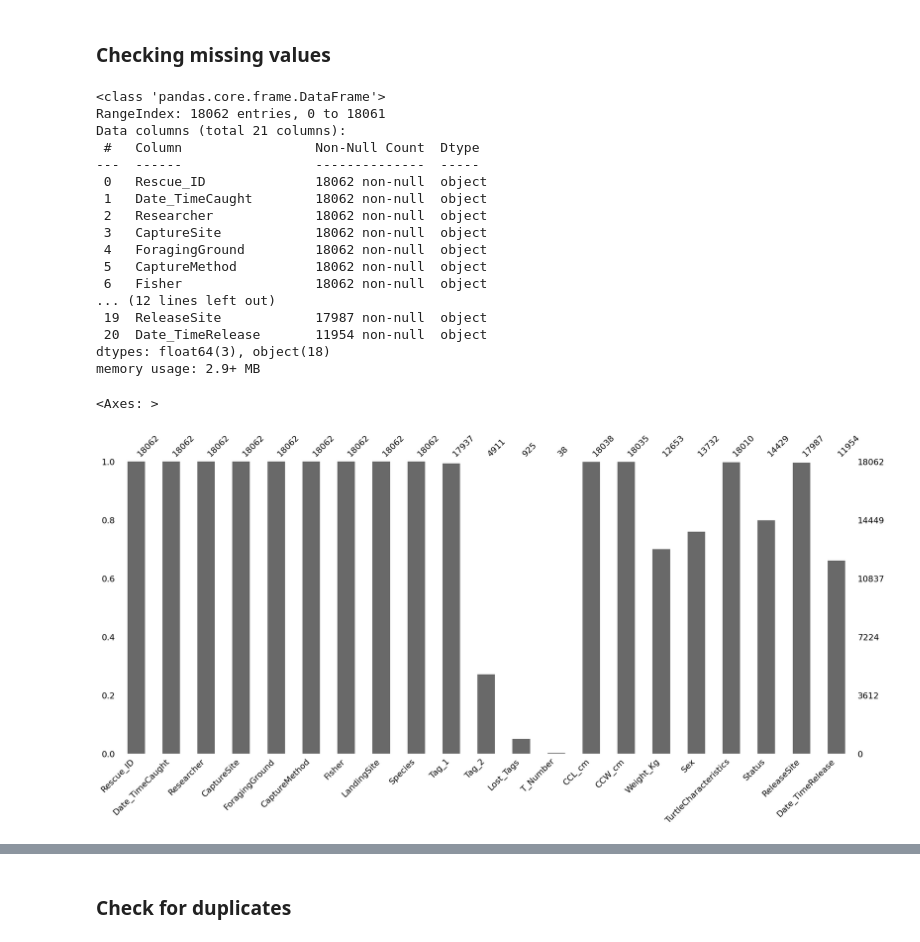
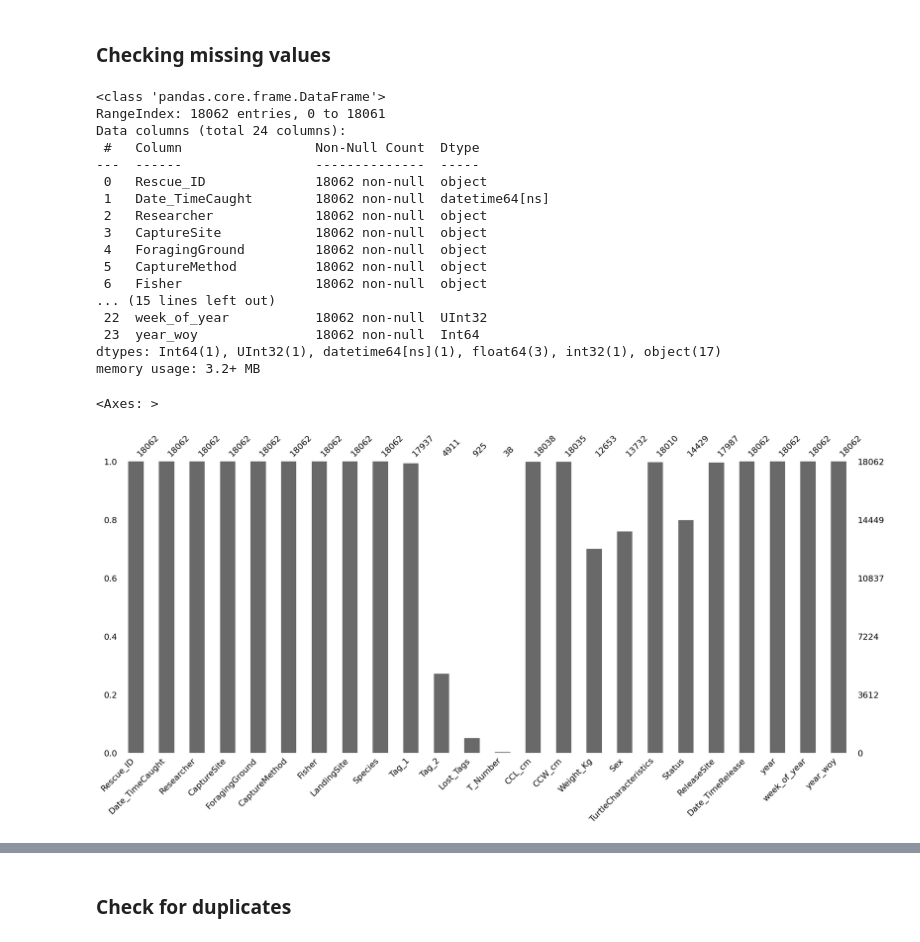
Before and after one commit to eigenaarti2/Ninja-Turtles, a Jupyter notebook: EDA-and-modeling Carolina.ipynb, the cells around one changed output, grey strips where cells are left out. Cells and saved outputs as stored; diff of their text form; code cells hidden in the pictures.

```diff
--- a/EDA-and-modeling Carolina.ipynb
+++ b/EDA-and-modeling Carolina.ipynb
@@ -202,29 +209,29 @@ It looks like the attribute name for extracting the week of the year is not week
 # %% [markdown]
 ### Checking missing values
 # %%
-df_train.info()
+df_train_date.info()
 # %% [output]
 <class 'pandas.core.frame.DataFrame'>
 RangeIndex: 18062 entries, 0 to 18061
-Data columns (total 21 columns):
+Data columns (total 24 columns):
  #   Column                 Non-Null Count  Dtype
 ---  ------                 --------------  -----
  0   Rescue_ID              18062 non-null  object
- 1   Date_TimeCaught        18062 non-null  object
+ 1   Date_TimeCaught        18062 non-null  datetime64[ns]
  2   Researcher             18062 non-null  object
  3   CaptureSite            18062 non-null  object
  4   ForagingGround         18062 non-null  object
  5   CaptureMethod          18062 non-null  object
  6   Fisher                 18062 non-null  object
-... (12 lines left out)
- 19  ReleaseSite            17987 non-null  object
- 20  Date_TimeRelease       11954 non-null  object
-dtypes: float64(3), object(18)
-memory usage: 2.9+ MB
+... (15 lines left out)
+ 22  week_of_year           18062 non-null  UInt32
+ 23  year_woy               18062 non-null  Int64
+dtypes: Int64(1), UInt32(1), datetime64[ns](1), float64(3), int32(1), object(17)
+memory usage: 3.2+ MB
 # %%
 # Plotting percentage of missing values per column
-msno.bar(df_train)
+msno.bar(df_train_date)
 # %% [output]
 <Axes: >
-[figure, old version]
+[figure, new version]
 # %%
```
Also changed, not shown: parts of 89 cells of this notebook.
